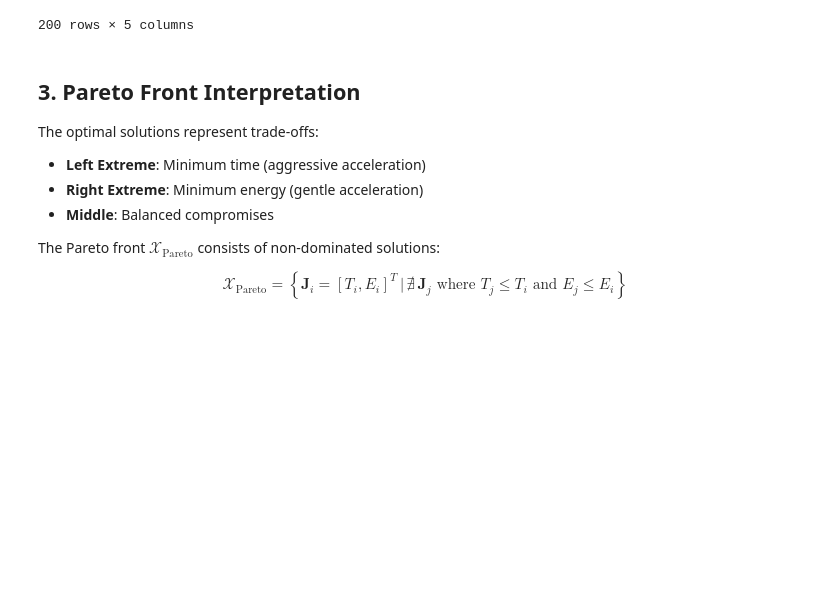
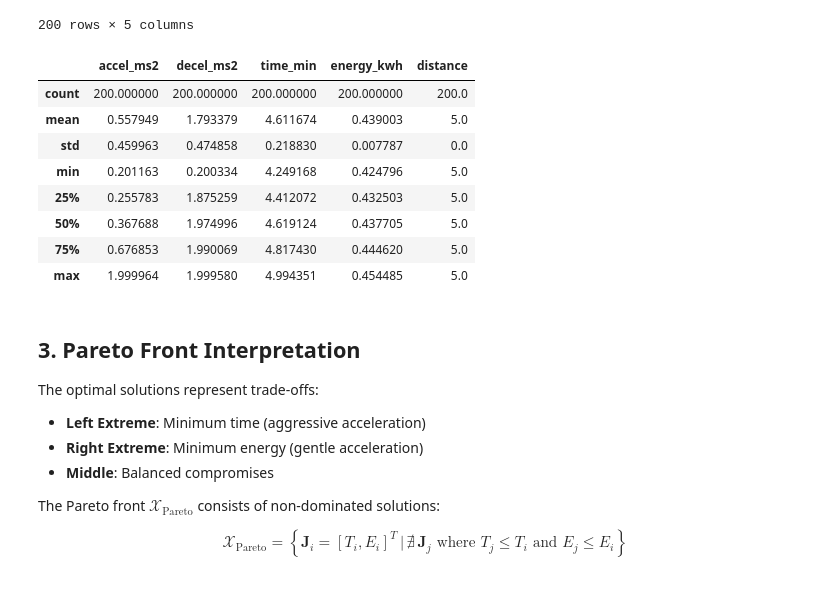
Before and after one commit to Nicola-Ibrahim/Tracing-Objectives-Backwards, a Jupyter notebook: notebooks/01_pareto_front.ipynb, the cells around one changed output. Saved outputs shown, nothing was run; the diff lists cells and outputs as text; code cells hidden in the pictures; blank space fills up the shorter version.

```diff
--- a/notebooks/01_pareto_front.ipynb
+++ b/notebooks/01_pareto_front.ipynb
@@ -586,12 +586,12 @@ dict_keys(['accel_ms2', 'decel_ms2', 'time_min', 'energy_kwh', 'constraint_viola
 # %%
 # Convert to DataFrame
 columns = ['accel_ms2', 'decel_ms2', 'time_min', 'energy_kwh']
-df_results = pd.DataFrame(front.get('pareto_front'), columns=columns)
-df_results['distance'] = front.get('metadata').get('distance_km')
+df_front = pd.DataFrame(front.get('pareto_front'), columns=columns)
+df_front['distance'] = front.get('metadata').get('distance_km')
 
 
 # Sort by travel time (ascending
-df_results
+df_front
 # %% [output]
 |  | accel_ms2 | decel_ms2 | time_min | energy_kwh | distance |
 | 0 | 1.999964 | 1.976650 | 4.249168 | 0.454485 | 5 |
@@ -615,3 +609,15 @@ print(result.F[:7])
+# %%
+df_results.describe()
+# %% [output]
+|  | accel_ms2 | decel_ms2 | time_min | energy_kwh | distance |
+| count | 200.000000 | 200.000000 | 200.000000 | 200.000000 | 200.0 |
+| mean | 0.557949 | 1.793379 | 4.611674 | 0.439003 | 5.0 |
+| std | 0.459963 | 0.474858 | 0.218830 | 0.007787 | 0.0 |
+| min | 0.201163 | 0.200334 | 4.249168 | 0.424796 | 5.0 |
+| 25% | 0.255783 | 1.875259 | 4.412072 | 0.432503 | 5.0 |
+| 50% | 0.367688 | 1.974996 | 4.619124 | 0.437705 | 5.0 |
+| 75% | 0.676853 | 1.990069 | 4.817430 | 0.444620 | 5.0 |
+| max | 1.999964 | 1.999580 | 4.994351 | 0.454485 | 5.0 |
 # %% [markdown]
 ## 3. Pareto Front Interpretation
 The optimal solutions represent trade-offs:
```
Also changed, not shown: parts of 2 cells of this notebook.
